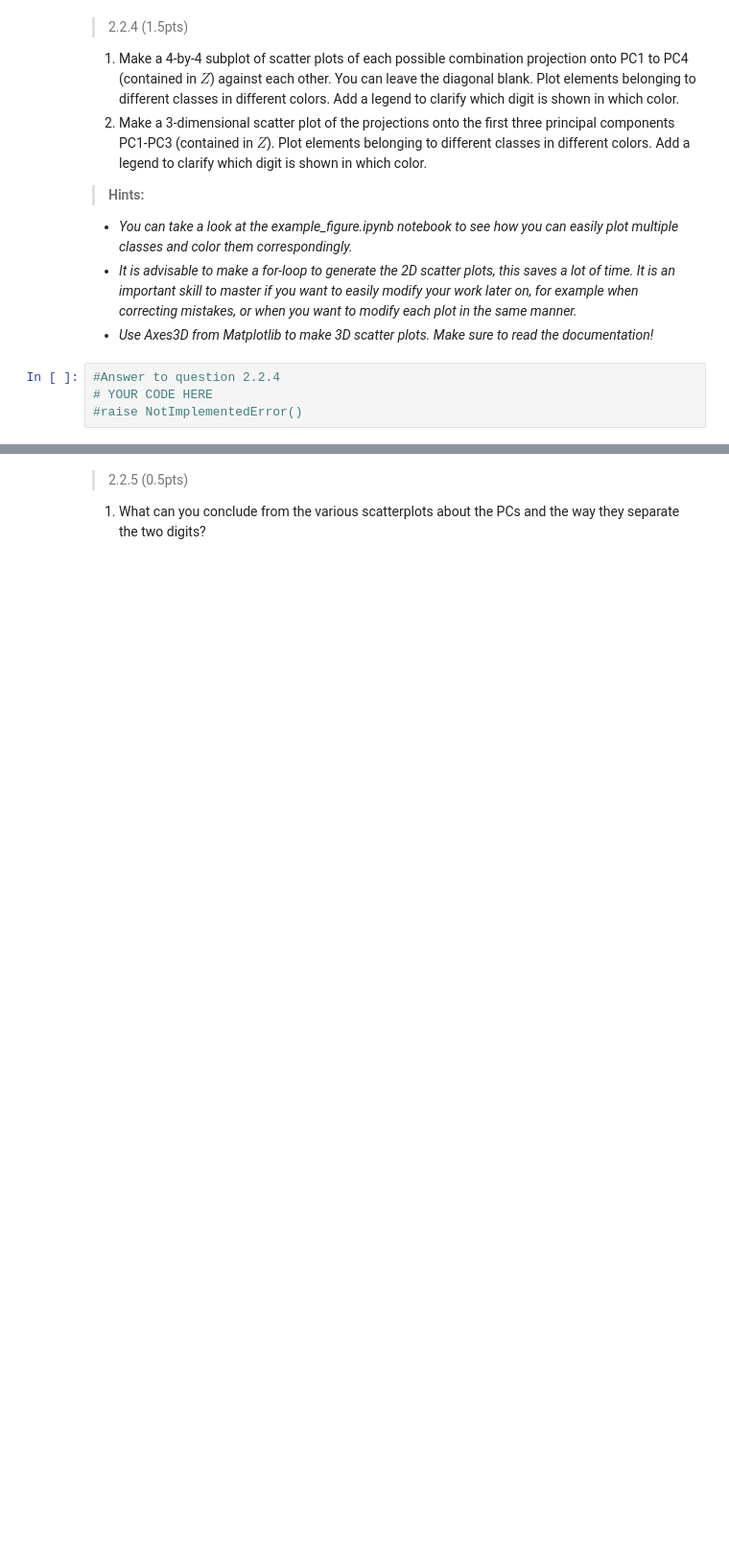
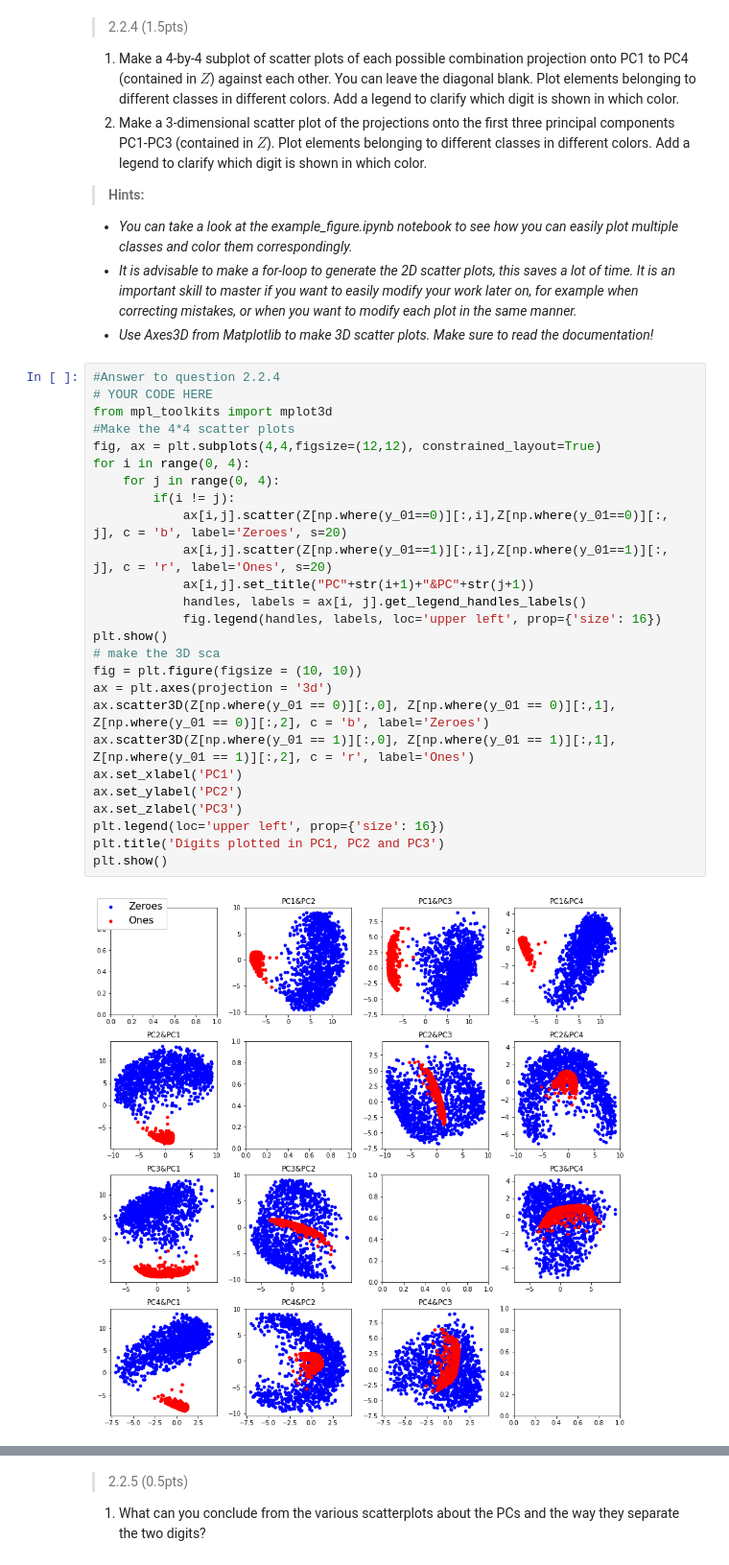
Before and after one commit to CornelisseMichael/Datamining, a Jupyter notebook: assignment_2/assignment_2/assignment_2.ipynb, the cells around one changed output, grey strips where cells are left out. Shown at 96% size. Saved outputs shown, nothing was run; the diff lists cells and outputs as text; blank space fills up the shorter version.

```diff
--- a/assignment_2/assignment_2/assignment_2.ipynb
+++ b/assignment_2/assignment_2/assignment_2.ipynb
@@ -386,7 +362,31 @@ plot_images(W, 'Filtered')
 + *You can take a look at the example_figure.ipynb notebook to see how you can easily plot multiple classes and color them correspondingly.*
 + *It is advisable to make a for-loop to generate the 2D scatter plots, this saves a lot of time. It is an important skill to master if you want to easily modify your work later on, for example when correcting mistakes, or when you want to modify each plot in the same manner.*
 + *Use Axes3D from Matplotlib to make 3D scatter plots. Make sure to read the documentation!*
-# %%
-#Answer to question 2.2.4
-# YOUR CODE HERE
-#raise NotImplementedError()
+# %%
+#Answer to question 2.2.4
+# YOUR CODE HERE
+from mpl_toolkits import mplot3d
+#Make the 4*4 scatter plots
+fig, ax = plt.subplots(4,4,figsize=(12,12), constrained_layout=True)
+for i in range(0, 4):
+    for j in range(0, 4):
+        if(i != j):
+            ax[i,j].scatter(Z[np.where(y_01==0)][:,i],Z[np.where(y_01==0)][:, j], c = 'b', label='Zeroes', s=20)
+            ax[i,j].scatter(Z[np.where(y_01==1)][:,i],Z[np.where(y_01==1)][:, j], c = 'r', label='Ones', s=20)
+            ax[i,j].set_title("PC"+str(i+1)+"&PC"+str(j+1))
+            handles, labels = ax[i, j].get_legend_handles_labels()
+            fig.legend(handles, labels, loc='upper left', prop={'size': 16})
+plt.show()
+# make the 3D sca
+fig = plt.figure(figsize = (10, 10))
+ax = plt.axes(projection = '3d')
+ax.scatter3D(Z[np.where(y_01 == 0)][:,0], Z[np.where(y_01 == 0)][:,1], Z[np.where(y_01 == 0)][:,2], c = 'b', label='Zeroes')
+ax.scatter3D(Z[np.where(y_01 == 1)][:,0], Z[np.where(y_01 == 1)][:,1], Z[np.where(y_01 == 1)][:,2], c = 'r', label='Ones')
+ax.set_xlabel('PC1')
+ax.set_ylabel('PC2')
+ax.set_zlabel('PC3')
+plt.legend(loc='upper left', prop={'size': 16})
+plt.title('Digits plotted in PC1, PC2 and PC3')
+plt.show()
+# %% [output]
+[figure, added]
```
Also changed, not shown: parts of 4 cells of this notebook.
